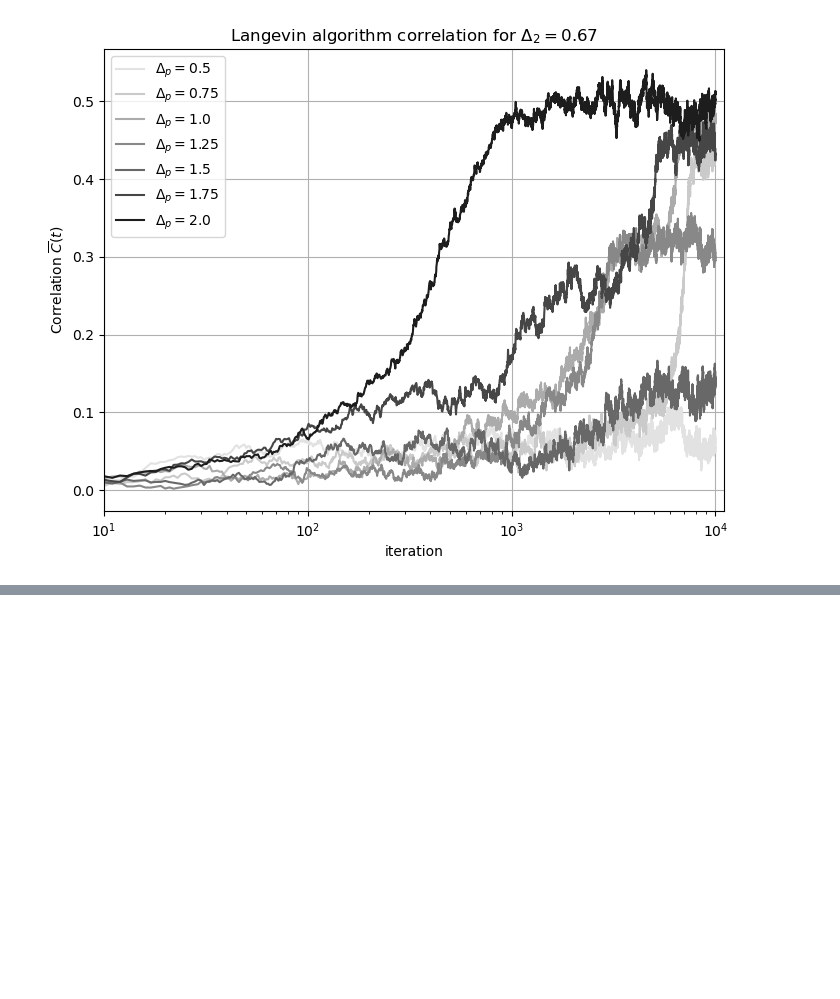
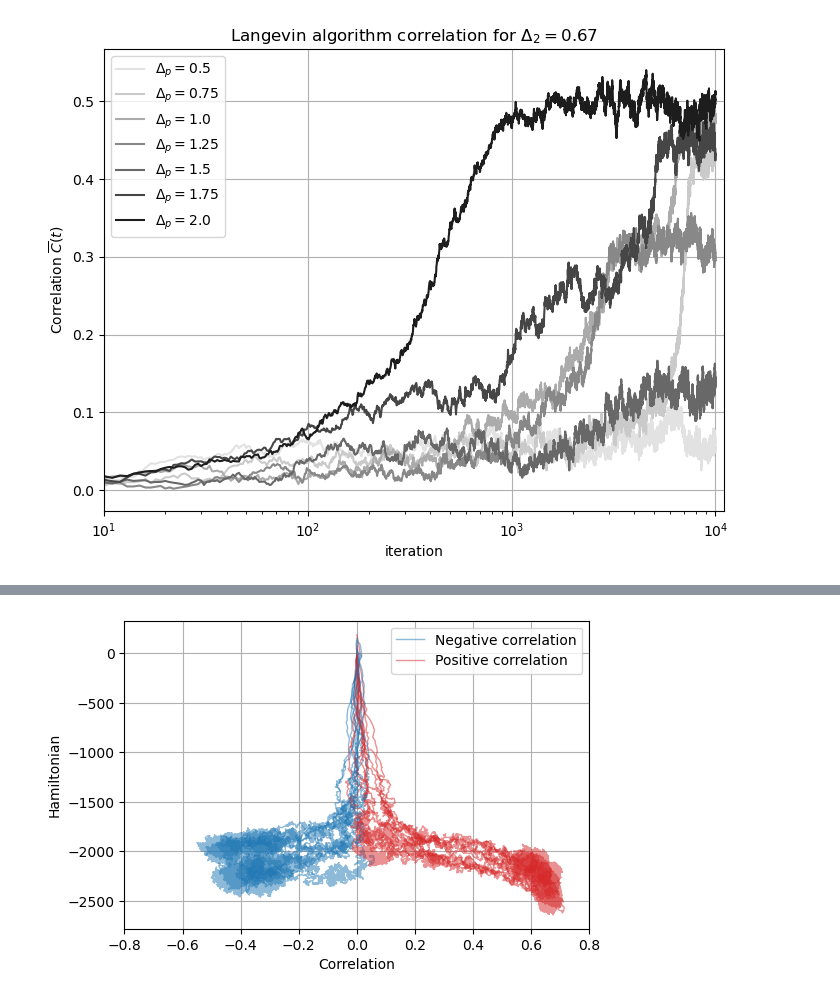
Before and after one commit to ychnli/ap229-final-project, a Jupyter notebook: analysis.ipynb, the cells around one changed output, grey strips where cells are left out. Cells and saved outputs as stored; diff of their text form; code cells hidden in the pictures; blank space fills up the shorter version.

```diff
--- a/analysis.ipynb
+++ b/analysis.ipynb
@@ -191,0 +173,52 @@ array([[[[[ 9.69994068e-02,  8.44203472e-01,  4.21154290e-01, ...,
+# %%
+directory = "/scratch/users/yucli/ap229_langevin/N1000_continued"
+
+energy_N1000 = xr.full_like(corr_N1000, fill_value=np.nan)
+files = sorted(os.listdir(directory))
+
+for f in files:
+    if "energy" in f:
+        data = xr.open_dataset(os.path.join(directory, f))["__xarray_dataarray_variable__"]
+        energy_N1000.loc[dict(delta2=data.delta2, deltap=data.deltap, trial=data.trial)] = data.values
+# %%
+plt.figure(figsize=(6,4))
+
+easy_subset_energy = energy_N1000.isel(delta2=slice(0,3), deltap=slice(6,9))
+easy_subset_corr = corr_N1000.isel(delta2=slice(0,3), deltap=slice(6,9))
+
+equilibrium_corr = corr_N1000.isel(step=slice(-2000, -1)).mean("step")
+negative_mask = equilibrium_corr < -0.3
+
+delta2_vals = easy_subset_corr.delta2.values
+deltap_vals = easy_subset_corr.deltap.values
+
+combinations = list(product(delta2_vals, deltap_vals))
+count_n, count_p = 0, 0
+for idx, (delta2, deltap) in enumerate(combinations):
+    for i in range(3):
+        x = easy_subset_corr.sel(delta2=delta2, deltap=deltap, trial=i)
+        y = easy_subset_energy.sel(delta2=delta2, deltap=deltap, trial=i)
+        if negative_mask.sel(delta2=delta2, deltap=deltap, trial=i):
+            color = 'tab:blue'
+            label = 'Negative correlation' if count_n == 0 else None
+            count_n += 1
+        else:
+            color = 'tab:red'
+            label = 'Positive correlation' if count_p == 0 else None
+            count_p += 1
+
+        plt.plot(x, y, color=color, linewidth=1, alpha=0.5, label=label)
+
+plt.legend()
+# # Optional: only one legend entry per (delta2, deltap) pair
+# plt.legend(
+#     title=r"($\Delta_2$, $\Delta_p$)", fontsize='small', title_fontsize='small',
+#     bbox_to_anchor=(1.01, 0.5), loc="center left", borderaxespad=0
+# )
+plt.xlabel("Correlation")
+plt.ylabel(r"Hamiltonian")
+plt.xlim(-0.8, 0.8)
+plt.grid()
+plt.savefig("figures/langevin_N1000_hamiltonian_pseudosymmetry.png", dpi=300, bbox_inches='tight')
+# %% [output]
+[figure, added]
```
Also changed, not shown: parts of 13 cells of this notebook, 7 other files.
